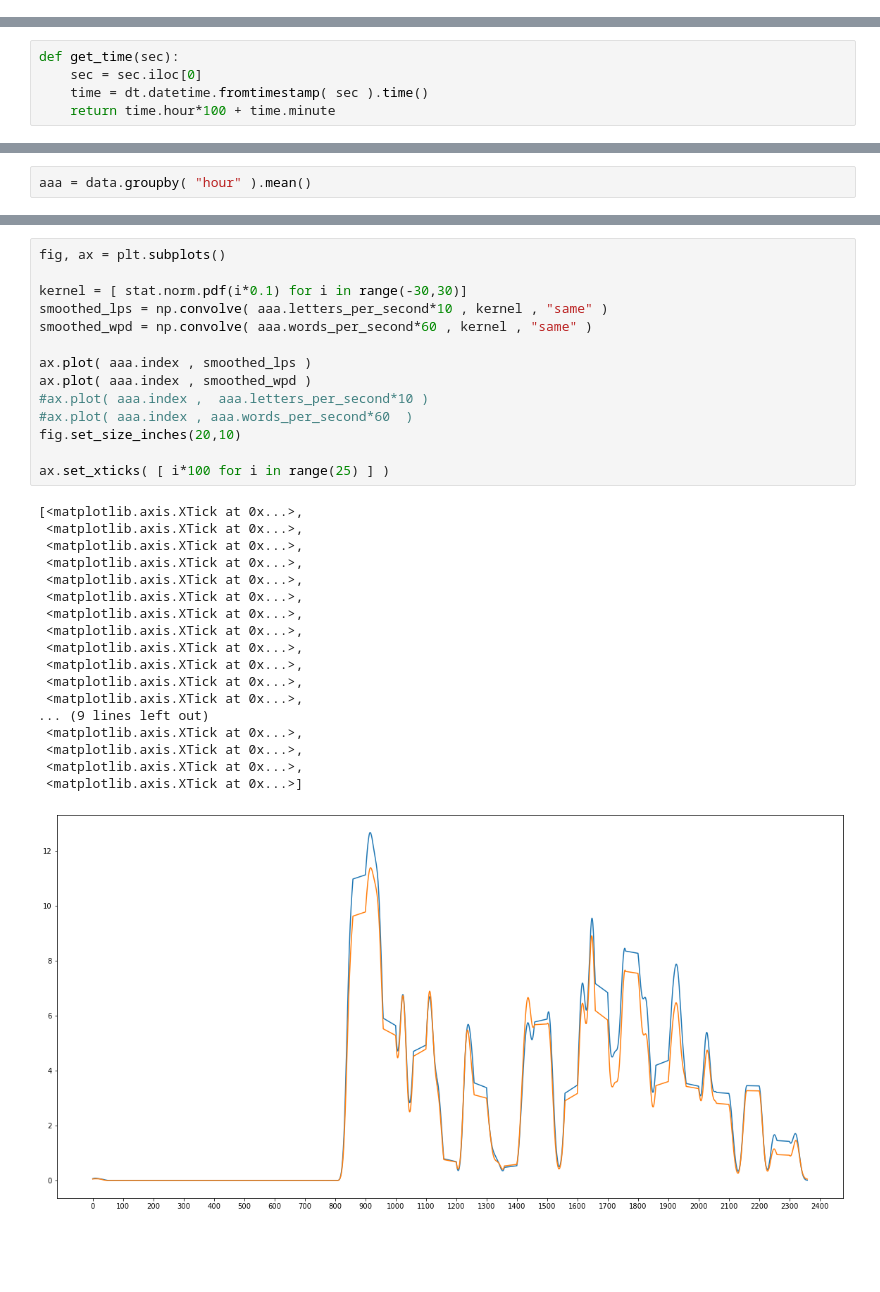
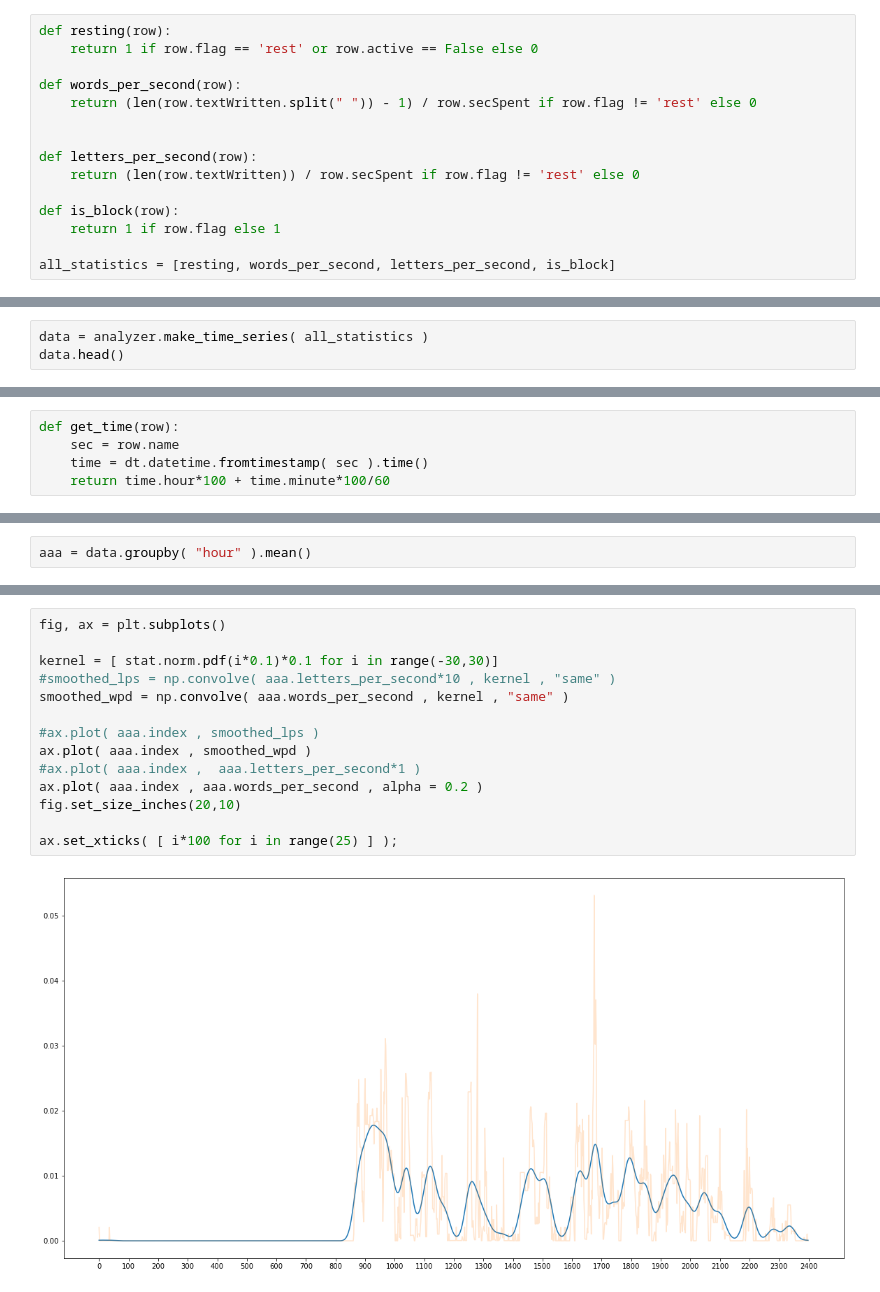
Before and after one commit to janskorupski/selfTracking, a Jupyter notebook: Example of usage.ipynb, the cells around one changed output, grey strips where cells are left out. Cells and saved outputs as stored; diff of their text form; blank space fills up the shorter version.

```diff
--- a/Example of usage.ipynb
+++ b/Example of usage.ipynb
@@ -40,0 +72,15 @@ data.head()
+# %%
+def resting(row):
+    return 1 if row.flag == 'rest' or row.active == False else 0
+
+def words_per_second(row):
+    return (len(row.textWritten.split(" ")) - 1) / row.secSpent if row.flag != 'rest' else 0
+
+
+def letters_per_second(row):
+    return (len(row.textWritten)) / row.secSpent if row.flag != 'rest' else 0
+
+def is_block(row):
+    return 1 if row.flag else 1
+
+all_statistics = [resting, words_per_second, letters_per_second, is_block]
@@ -40,0 +89,3 @@ data.head()
+# %%
+data = analyzer.make_time_series( all_statistics )
+data.head()
@@ -41,10 +103,10 @@ data.head()
 # %% [markdown]
 first need to get a column that represents time, but can also be interpreted by pandas
 # %%
-def get_time(sec):
-    sec = sec.iloc[0]
+def get_time(row):
+    sec = row.name
     time = dt.datetime.fromtimestamp( sec ).time()
-    return time.hour*100 + time.minute
+    return time.hour*100 + time.minute*100/60
 # %%
 data["hour"] = data.apply( get_time  , axis = 1)
 # %% [markdown]
@@ -54,33 +133,16 @@ aaa = data.groupby( "hour" ).mean()
 # %%
 fig, ax = plt.subplots()
 
-kernel = [ stat.norm.pdf(i*0.1) for i in range(-30,30)]
-smoothed_lps = np.convolve( aaa.letters_per_second*10 , kernel , "same" )
-smoothed_wpd = np.convolve( aaa.words_per_second*60 , kernel , "same" )
+kernel = [ stat.norm.pdf(i*0.1)*0.1 for i in range(-30,30)]
+#smoothed_lps = np.convolve( aaa.letters_per_second*10 , kernel , "same" )
+smoothed_wpd = np.convolve( aaa.words_per_second , kernel , "same" )
 
-ax.plot( aaa.index , smoothed_lps )
+#ax.plot( aaa.index , smoothed_lps )
 ax.plot( aaa.index , smoothed_wpd )
-#ax.plot( aaa.index ,  aaa.letters_per_second*10 )
-#ax.plot( aaa.index , aaa.words_per_second*60  )
+#ax.plot( aaa.index ,  aaa.letters_per_second*1 )
+ax.plot( aaa.index , aaa.words_per_second , alpha = 0.2 )
 fig.set_size_inches(20,10)
 
-ax.set_xticks( [ i*100 for i in range(25) ] )
+ax.set_xticks( [ i*100 for i in range(25) ] );
 # %% [output]
-[<matplotlib.axis.XTick at 0x...>,
- <matplotlib.axis.XTick at 0x...>,
- <matplotlib.axis.XTick at 0x...>,
- <matplotlib.axis.XTick at 0x...>,
- <matplotlib.axis.XTick at 0x...>,
- <matplotlib.axis.XTick at 0x...>,
- <matplotlib.axis.XTick at 0x...>,
- <matplotlib.axis.XTick at 0x...>,
- <matplotlib.axis.XTick at 0x...>,
- <matplotlib.axis.XTick at 0x...>,
- <matplotlib.axis.XTick at 0x...>,
- <matplotlib.axis.XTick at 0x...>,
-... (9 lines left out)
- <matplotlib.axis.XTick at 0x...>,
- <matplotlib.axis.XTick at 0x...>,
- <matplotlib.axis.XTick at 0x...>,
- <matplotlib.axis.XTick at 0x...>]
-[figure, old version]
+[figure, new version]
```
Also changed, not shown: parts of 30 cells of this notebook.
